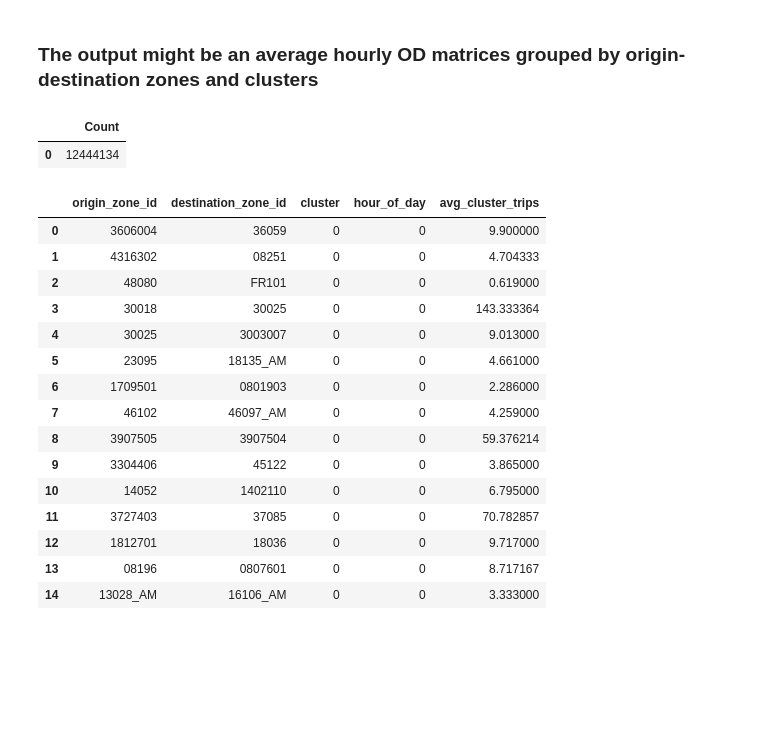
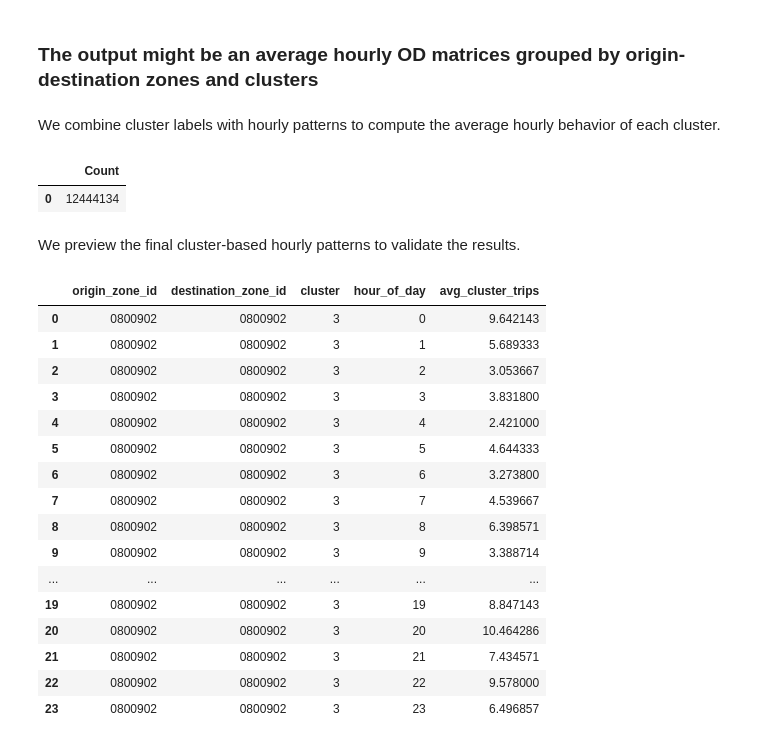
Before and after one commit to IsmaelHA/3-TierDataLakehouse-, a Jupyter notebook: project.ipynb, the cells around one changed output. Saved outputs shown, nothing was run; the diff lists cells and outputs as text; code cells hidden in the pictures; blank space fills up the shorter version.

```diff
--- a/project.ipynb
+++ b/project.ipynb
@@ -604,6 +744,8 @@ SELECT * FROM gold_mobility_clusters LIMIT 5;
 5 rows × 27 columns
 # %% [markdown]
 ### The output might be an average hourly OD matrices grouped by origin-destination zones and clusters
+# %% [markdown]
+We combine cluster labels with hourly patterns to compute the average hourly behavior of each cluster.
 # %%
 SQL("""CREATE OR REPLACE TABLE gold_cluster_hourly_patterns AS
     SELECT
@@ -622,26 +764,30 @@ ORDER BY cluster, hour_of_day;
 # %% [output]
 |  | Count |
 | 0 | 12444134 |
+# %% [markdown]
+We preview the final cluster-based hourly patterns to validate the results.
 # %%
 SQL("""
     SELECT *
-FROM gold_cluster_hourly_patterns g
+    FROM gold_cluster_hourly_patterns g
+    WHERE g.origin_zone_id == '0800902' and g.destination_zone_id== '0800902'
     LIMIT 15;
 """)
 # %% [output]
 |  | origin_zone_id | destination_zone_id | cluster | hour_of_day | avg_cluster_trips |
-| 0 | 3606004 | 36059 | 0 | 0 | 9.900000 |
-| 1 | 4316302 | 08251 | 0 | 0 | 4.704333 |
-| 2 | 48080 | FR101 | 0 | 0 | 0.619000 |
-| 3 | 30018 | 30025 | 0 | 0 | 143.333364 |
-| 4 | 30025 | 3003007 | 0 | 0 | 9.013000 |
-| 5 | 23095 | 18135_AM | 0 | 0 | 4.661000 |
-| 6 | 1709501 | 0801903 | 0 | 0 | 2.286000 |
-| 7 | 46102 | 46097_AM | 0 | 0 | 4.259000 |
-| 8 | 3907505 | 3907504 | 0 | 0 | 59.376214 |
-| 9 | 3304406 | 45122 | 0 | 0 | 3.865000 |
-| 10 | 14052 | 1402110 | 0 | 0 | 6.795000 |
-| 11 | 3727403 | 37085 | 0 | 0 | 70.782857 |
-| 12 | 1812701 | 18036 | 0 | 0 | 9.717000 |
-| 13 | 08196 | 0807601 | 0 | 0 | 8.717167 |
-| 14 | 13028_AM | 16106_AM | 0 | 0 | 3.333000 |
+| 0 | 0800902 | 0800902 | 3 | 0 | 9.642143 |
+| 1 | 0800902 | 0800902 | 3 | 1 | 5.689333 |
+| 2 | 0800902 | 0800902 | 3 | 2 | 3.053667 |
+| 3 | 0800902 | 0800902 | 3 | 3 | 3.831800 |
+| 4 | 0800902 | 0800902 | 3 | 4 | 2.421000 |
+| 5 | 0800902 | 0800902 | 3 | 5 | 4.644333 |
+| 6 | 0800902 | 0800902 | 3 | 6 | 3.273800 |
+| 7 | 0800902 | 0800902 | 3 | 7 | 4.539667 |
+| 8 | 0800902 | 0800902 | 3 | 8 | 6.398571 |
+| 9 | 0800902 | 0800902 | 3 | 9 | 3.388714 |
+| ... | ... | ... | ... | ... | ... |
+| 19 | 0800902 | 0800902 | 3 | 19 | 8.847143 |
+| 20 | 0800902 | 0800902 | 3 | 20 | 10.464286 |
+| 21 | 0800902 | 0800902 | 3 | 21 | 7.434571 |
+| 22 | 0800902 | 0800902 | 3 | 22 | 9.578000 |
+| 23 | 0800902 | 0800902 | 3 | 23 | 6.496857 |
```
Also changed, not shown: parts of 45 cells of this notebook.
